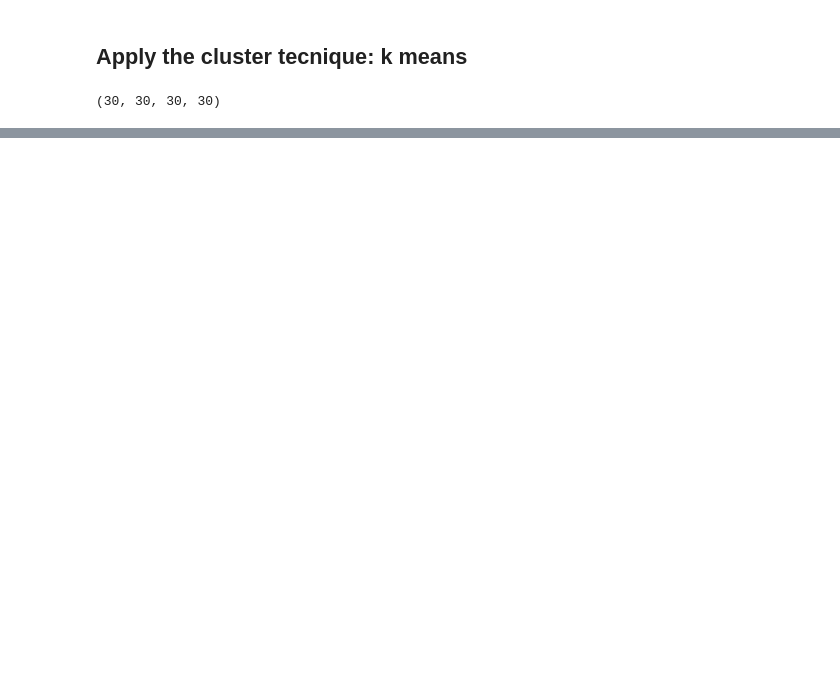
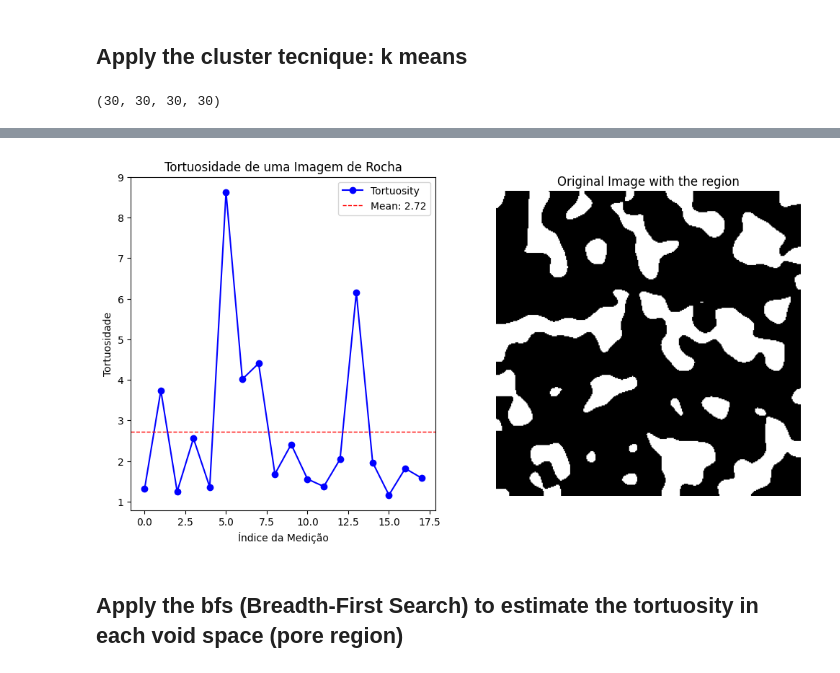
Before and after one commit to FrankVanzeler/Digital-Rock-Analysis-, a Jupyter notebook: Pore_tortuosity.ipynb, the cells around one changed output, grey strips where cells are left out. Cells and saved outputs as stored; diff of their text form; code cells hidden in the pictures; blank space fills up the shorter version.

```diff
--- a/Pore_tortuosity.ipynb
+++ b/Pore_tortuosity.ipynb
@@ -1827,0 +573,29 @@ for idx in range(len(set_of_pores_index)):
+# %%
+# Visualizar a região segmentada e as coordenadas
+plt.figure(figsize=(12, 6))
+
+# Primeiro gráfico: Tortuosidade
+plt.subplot(121)
+plt.plot(list_tortuosity, marker='o', linestyle='-', color='b', label='Tortuosity')
+plt.axhline(list_tortuosity.mean(), color='red', linestyle='--', linewidth=1, label=f'Mean: {list_tortuosity.mean():.2f}')
+
+# Adicionar título e rótulos aos eixos
+plt.title('Tortuosidade de uma Imagem de Rocha')
+plt.xlabel('Índice da Medição')
+plt.ylabel('Tortuosidade')
+
+# Adicionar legenda
+plt.legend()
+
+# Segundo gráfico: Imagem binária com a região
+plt.subplot(122)
+plt.imshow(binary_image, cmap='gray')
+plt.title('Original Image with the region')
+plt.axis('off')
+
+# Exibir o gráfico
+plt.show()
+# %% [output]
+[figure, added]
+# %% [markdown]
+## Apply the bfs (Breadth-First Search) to estimate the tortuosity in each void space (pore region)
```
Also changed, not shown: parts of 189 cells of this notebook.
